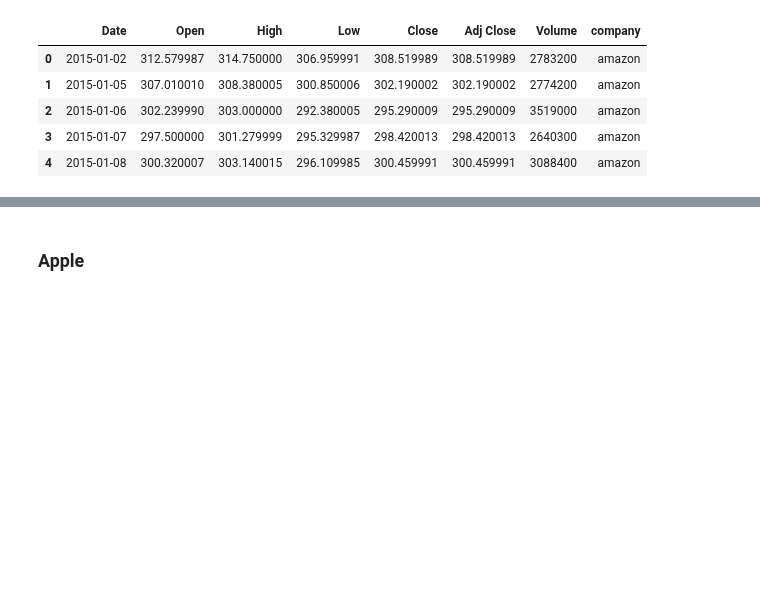
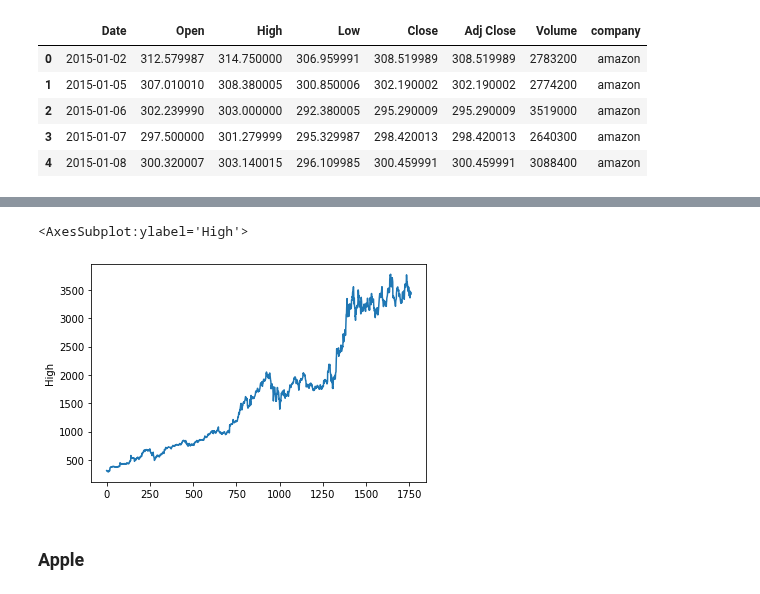
Before and after one commit to chandanabrdwj/100DaysOfML, a Jupyter notebook: historical-stock-prices-of-faang.ipynb, the cells around one changed output, grey strips where cells are left out. Cells and saved outputs as stored; diff of their text form; code cells hidden in the pictures; blank space fills up the shorter version.

```diff
--- a/historical-stock-prices-of-faang.ipynb
+++ b/historical-stock-prices-of-faang.ipynb
@@ -123,6 +129,11 @@ amazon.describe().T
 | Close | 1761.0 | 1.656407e+03 | 1.006562e+03 | 286.950012 | 7.673300e+02 | 1.603070e+03 | 2.134870e+03 | 3.731410e+03 |
 | Adj Close | 1761.0 | 1.656407e+03 | 1.006562e+03 | 286.950012 | 7.673300e+02 | 1.603070e+03 | 2.134870e+03 | 3.731410e+03 |
 | Volume | 1761.0 | 4.184049e+06 | 2.129974e+06 | 881300.000000 | 2.792400e+06 | 3.614500e+06 | 4.922200e+06 | 2.385610e+07 |
+# %%
+sns.lineplot(data=amazon['High'])
+# %% [output]
+<AxesSubplot:ylabel='High'>
+[figure, added]
 # %% [markdown]
 ### Apple
 # %%
```
Also changed, not shown: parts of 10 cells of this notebook.
